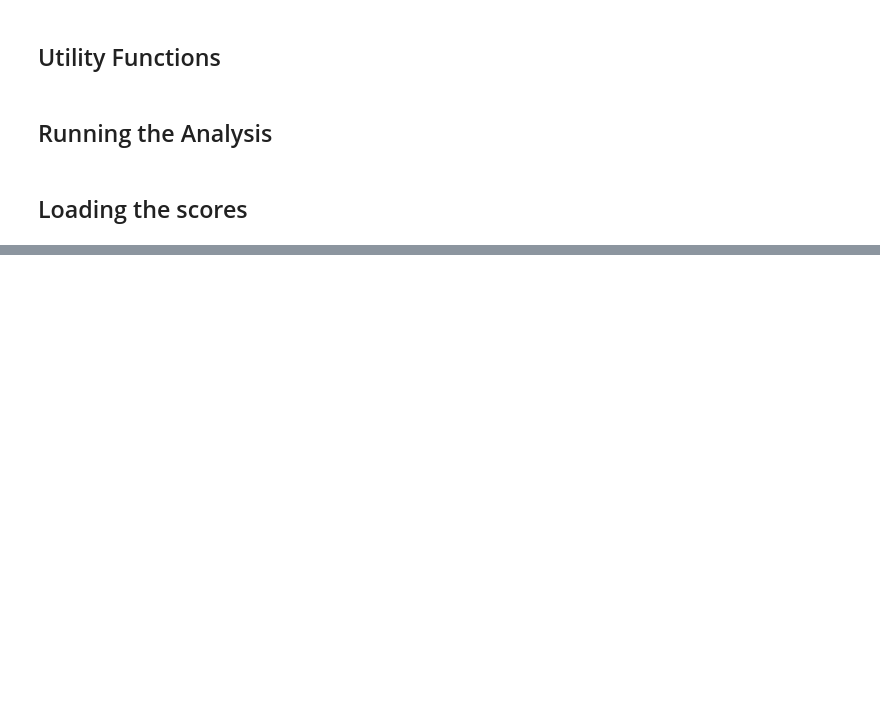
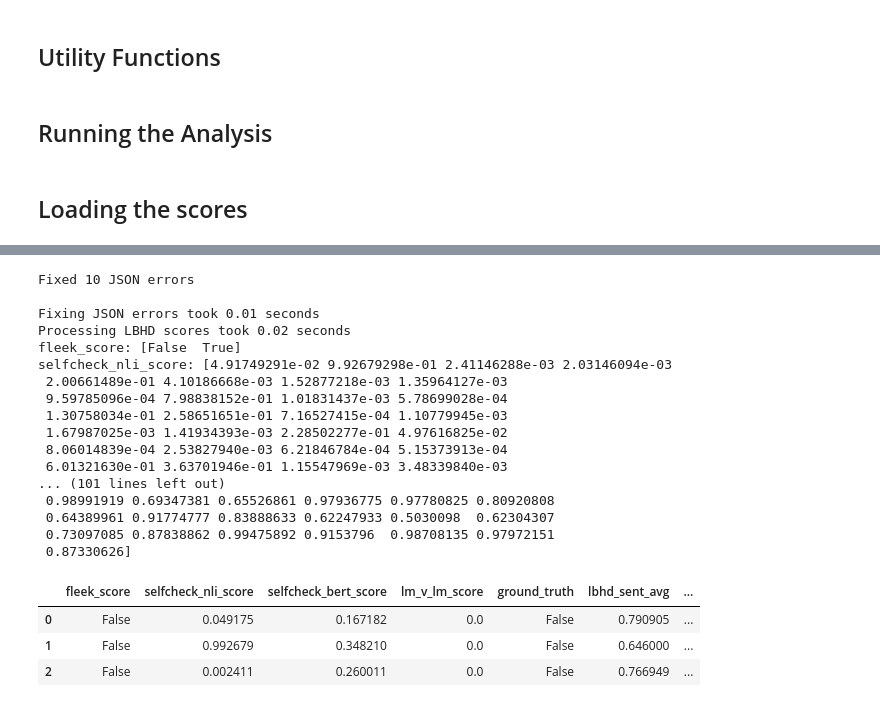
Before and after one commit to SimonB97/halu-detect-eval, a Jupyter notebook: analysis.ipynb, the cells around one changed output, grey strips where cells are left out. Cells and saved outputs as stored; diff of their text form; code cells hidden in the pictures; blank space fills up the shorter version.

```diff
--- a/analysis.ipynb
+++ b/analysis.ipynb
@@ -280,10 +359,43 @@ test_df = remove_err_rows(test_df)
 # %%
+import time
+
 # process LBHD scores
+start = time.time()
 test_df = fix_json_errors(test_df)
+# test_df = fix_json_errors_optimized(test_df)
+print(f"Fixing JSON errors took {time.time() - start:.2f} seconds")
+start = time.time()
 test_df = process_lbhd_scores(test_df)   # aggregate concept-level scores and normalize (min-max)
+# test_df = process_lbhd_scores_optimized(test_df)
+print(f"Processing LBHD scores took {time.time() - start:.2f} seconds")
+# preprocess datatypes
+test_df = preprocess_datatypes(test_df)
 # save processed dataframe
 test_df.to_csv("results/processed.csv", index=False)
+show_unique_values(test_df)
 test_df.head(3)
+# %% [output]
+Fixed 10 JSON errors
+
+Fixing JSON errors took 0.01 seconds
+Processing LBHD scores took 0.02 seconds
+fleek_score: [False  True]
+selfcheck_nli_score: [4.91749291e-02 9.92679298e-01 2.41146288e-03 2.03146094e-03
+ 2.00661489e-01 4.10186668e-03 1.52877218e-03 1.35964127e-03
+ 9.59785096e-04 7.98838152e-01 1.01831437e-03 5.78699028e-04
+ 1.30758034e-01 2.58651651e-01 7.16527415e-04 1.10779945e-03
+ 1.67987025e-03 1.41934393e-03 2.28502277e-01 4.97616825e-02
+ 8.06014839e-04 2.53827940e-03 6.21846784e-04 5.15373913e-04
+ 6.01321630e-01 3.63701946e-01 1.15547969e-03 3.48339840e-03
+... (101 lines left out)
+ 0.98991919 0.69347381 0.65526861 0.97936775 0.97780825 0.80920808
+ 0.64389961 0.91774777 0.83888633 0.62247933 0.5030098  0.62304307
+ 0.73097085 0.87838862 0.99475892 0.9153796  0.98708135 0.97972151
+ 0.87330626]
+|  | fleek_score | selfcheck_nli_score | selfcheck_bert_score | lm_v_lm_score | ground_truth | lbhd_sent_avg | ... |
+| 0 | False | 0.049175 | 0.167182 | 0.0 | False | 0.790905 | ... |
+| 1 | False | 0.992679 | 0.348210 | 0.0 | False | 0.646000 | ... |
+| 2 | False | 0.002411 | 0.260011 | 0.0 | False | 0.766949 | ... |
 # %%
 plot_correlation_matrix(test_df, datasets[0]["model"], datasets[0]["dataset_name"], "pearson")
 plot_correlation_matrix(test_df, datasets[0]["model"], datasets[0]["dataset_name"], "spearman")
```
Also changed, not shown: parts of 10 cells of this notebook, 1 other file.
